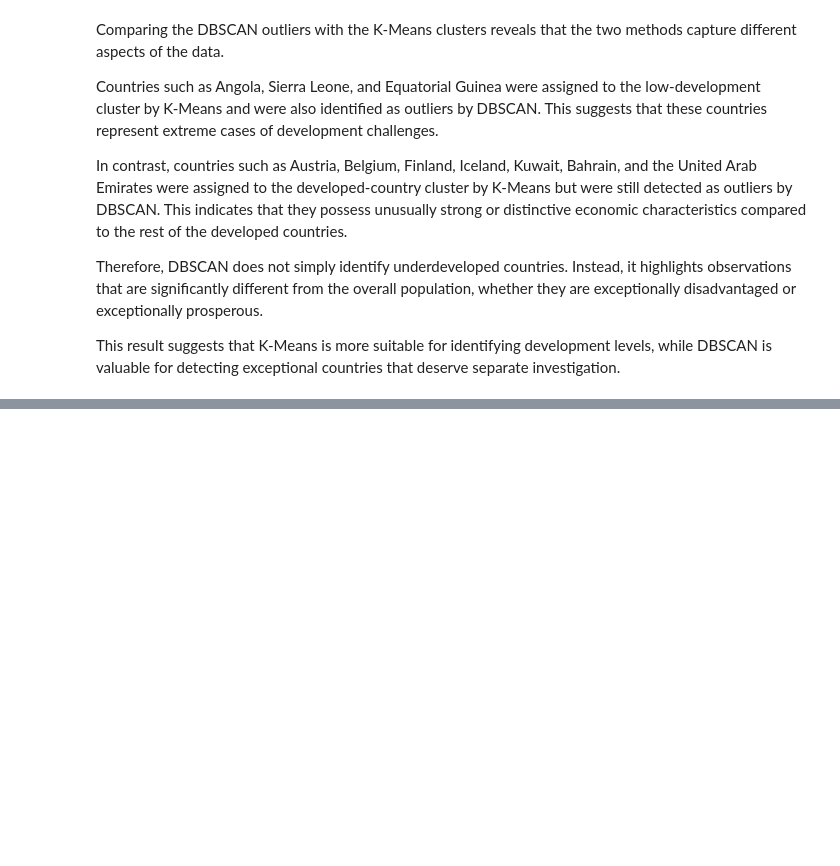
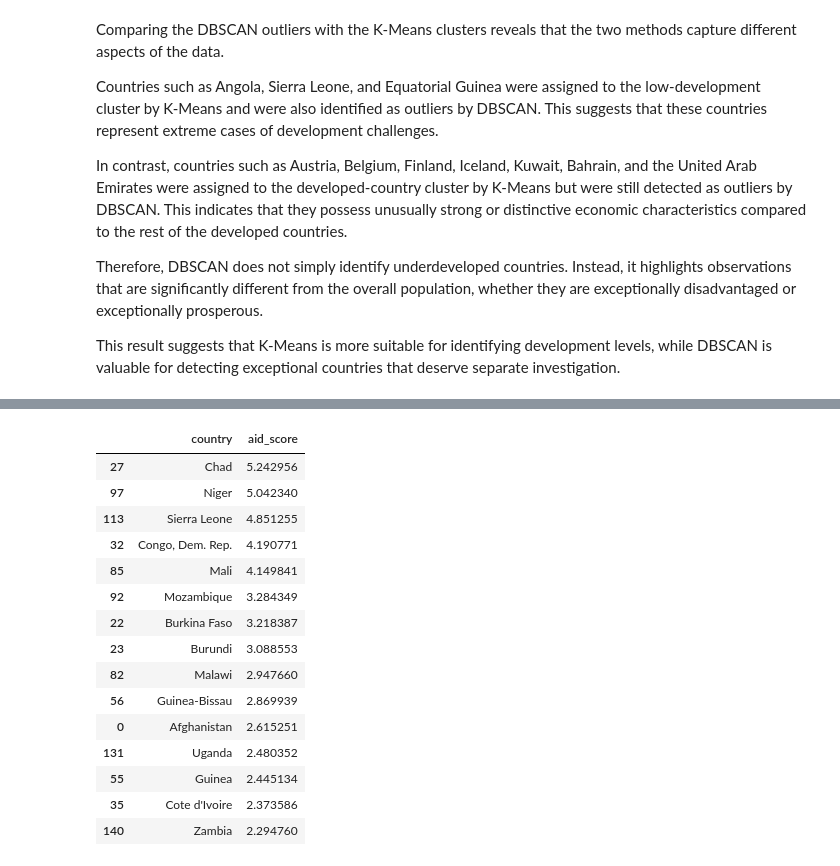
Before and after one commit to fermow/SBU-Data-Science-2026, a Jupyter notebook: Assignment_2/jupyter_notebooks_and_reports/Untitled.ipynb, the cells around one changed output, grey strips where cells are left out. Drawn from its saved outputs; the diff is of its cells as text; code cells hidden in the pictures; blank space fills up the shorter version.

Commit message:
Assignment 2: Added aid priority scoring and final country recommendations

```diff
--- a/Assignment_2/jupyter_notebooks_and_reports/Untitled.ipynb
+++ b/Assignment_2/jupyter_notebooks_and_reports/Untitled.ipynb
@@ -684,0 +724,54 @@ This result suggests that K-Means is more suitable for identifying development l
+# %%
+from sklearn.preprocessing import StandardScaler
+
+aid_features = [
+    'child_mort',
+    'income',
+    'gdpp',
+    'life_expec',
+    'total_fer'
+]
+
+aid_df = cluster_means[cluster_means['cluster'] == 2].copy()
+
+scaled_aid = StandardScaler().fit_transform(aid_df[aid_features])
+
+scaled_aid = pd.DataFrame(
+    scaled_aid,
+    columns=aid_features,
+    index=aid_df.index
+)
+
+aid_df['aid_score'] = (
+    scaled_aid['child_mort']
+    + scaled_aid['total_fer']
+    - scaled_aid['income']
+    - scaled_aid['gdpp']
+    - scaled_aid['life_expec']
+)
+
+aid_df = aid_df.sort_values(
+    'aid_score',
+    ascending=False
+)
+
+aid_df[
+    ['country', 'aid_score']
+].head(15)
+# %% [output]
+|  | country | aid_score |
+| 27 | Chad | 5.242956 |
+| 97 | Niger | 5.042340 |
+| 113 | Sierra Leone | 4.851255 |
+| 32 | Congo, Dem. Rep. | 4.190771 |
+| 85 | Mali | 4.149841 |
+| 92 | Mozambique | 3.284349 |
+| 22 | Burkina Faso | 3.218387 |
+| 23 | Burundi | 3.088553 |
+| 82 | Malawi | 2.947660 |
+| 56 | Guinea-Bissau | 2.869939 |
+| 0 | Afghanistan | 2.615251 |
+| 131 | Uganda | 2.480352 |
+| 55 | Guinea | 2.445134 |
+| 35 | Cote d'Ivoire | 2.373586 |
+| 140 | Zambia | 2.294760 |
```
Also changed, not shown: parts of 6 cells of this notebook.
